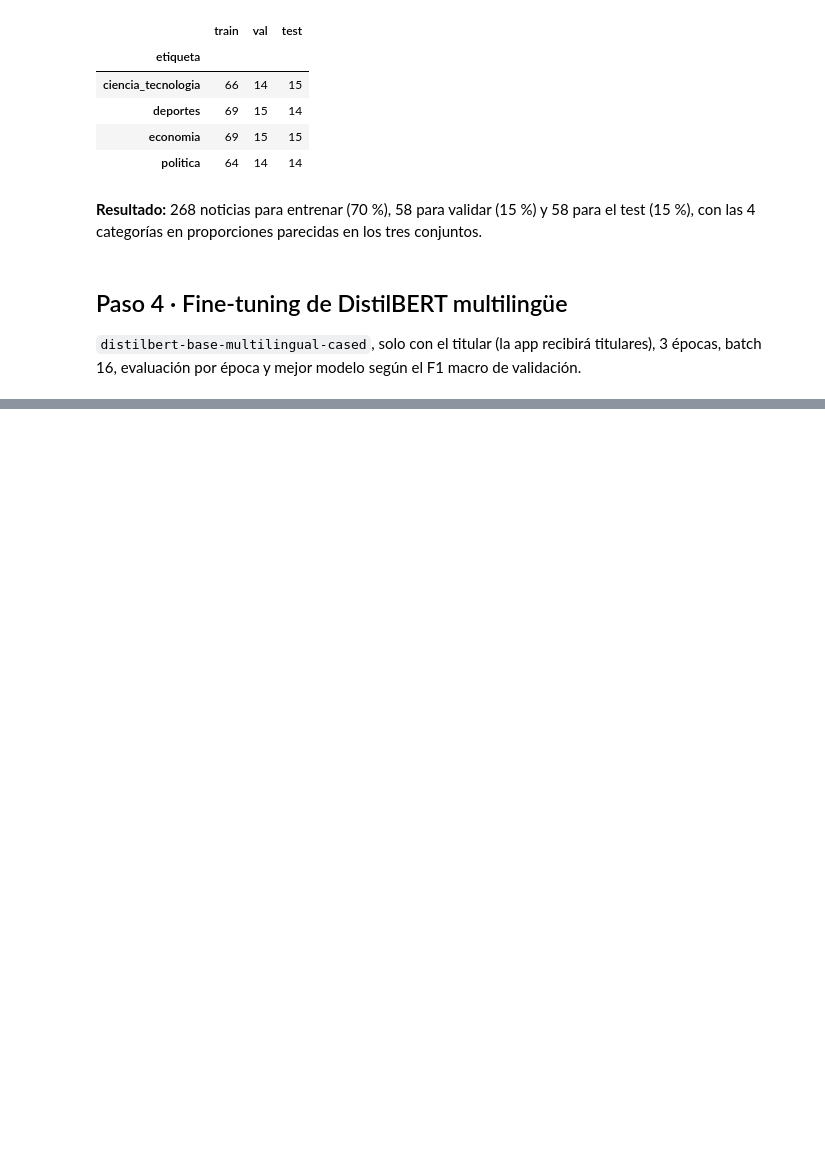
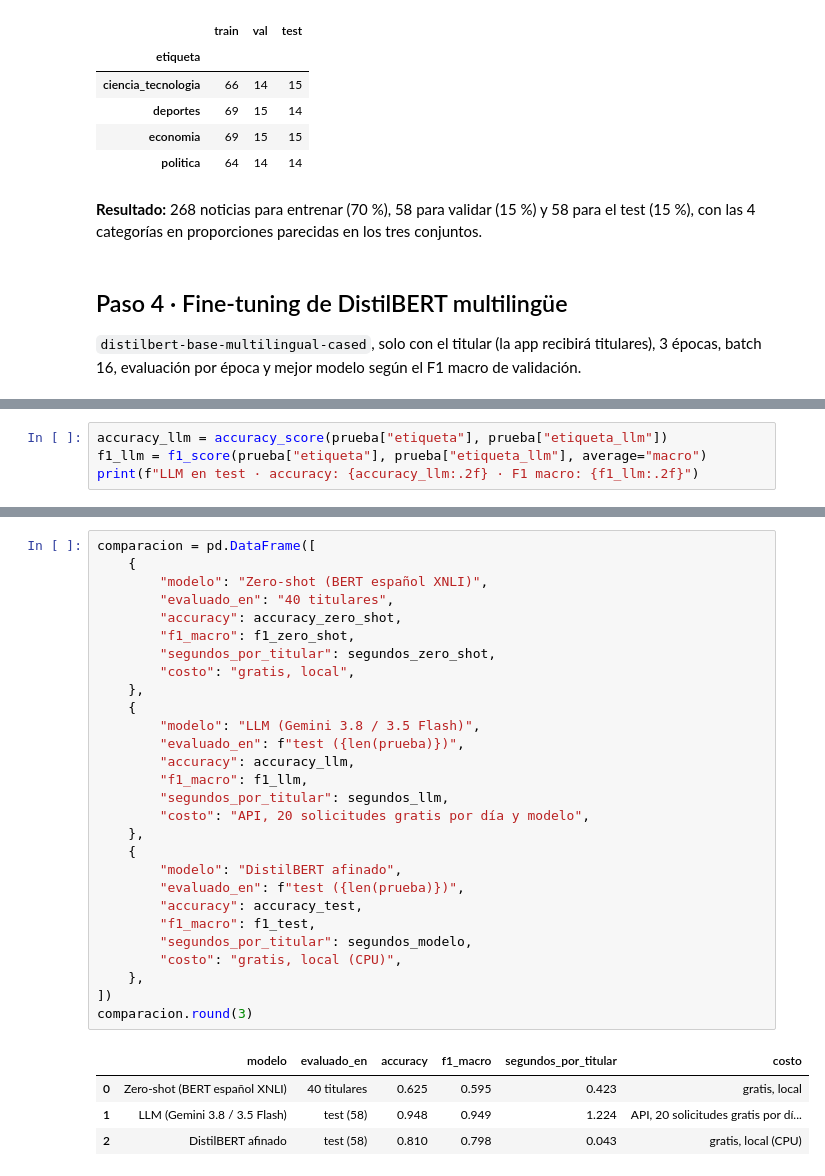
Before and after one commit to NoeliaLRuiz/Python_intermedio_2026, a Jupyter notebook: tarea_1/02_clasificacion.ipynb, the cells around one changed output, grey strips where cells are left out. Saved outputs shown, nothing was run; the diff lists cells and outputs as text; blank space fills up the shorter version.

```diff
--- a/tarea_1/02_clasificacion.ipynb
+++ b/tarea_1/02_clasificacion.ipynb
@@ -438,0 +489,4 @@ historial[historial["eval_f1_macro"].notna()][["epoch", "eval_loss", "eval_f1_ma
+# %%
+accuracy_llm = accuracy_score(prueba["etiqueta"], prueba["etiqueta_llm"])
+f1_llm = f1_score(prueba["etiqueta"], prueba["etiqueta_llm"], average="macro")
+print(f"LLM en test · accuracy: {accuracy_llm:.2f} · F1 macro: {f1_llm:.2f}")
@@ -438,0 +498,33 @@ historial[historial["eval_f1_macro"].notna()][["epoch", "eval_loss", "eval_f1_ma
+# %%
+comparacion = pd.DataFrame([
+    {
+        "modelo": "Zero-shot (BERT español XNLI)",
+        "evaluado_en": "40 titulares",
+        "accuracy": accuracy_zero_shot,
+        "f1_macro": f1_zero_shot,
+        "segundos_por_titular": segundos_zero_shot,
+        "costo": "gratis, local",
+    },
+    {
+        "modelo": "LLM (Gemini 3.8 / 3.5 Flash)",
+        "evaluado_en": f"test ({len(prueba)})",
+        "accuracy": accuracy_llm,
+        "f1_macro": f1_llm,
+        "segundos_por_titular": segundos_llm,
+        "costo": "API, 20 solicitudes gratis por día y modelo",
+    },
+    {
+        "modelo": "DistilBERT afinado",
+        "evaluado_en": f"test ({len(prueba)})",
+        "accuracy": accuracy_test,
+        "f1_macro": f1_test,
+        "segundos_por_titular": segundos_modelo,
+        "costo": "gratis, local (CPU)",
+    },
+])
+comparacion.round(3)
+# %% [output]
+|  | modelo | evaluado_en | accuracy | f1_macro | segundos_por_titular | costo |
+| 0 | Zero-shot (BERT español XNLI) | 40 titulares | 0.625 | 0.595 | 0.423 | gratis, local |
+| 1 | LLM (Gemini 3.8 / 3.5 Flash) | test (58) | 0.948 | 0.949 | 1.224 | API, 20 solicitudes gratis por dí... |
+| 2 | DistilBERT afinado | test (58) | 0.810 | 0.798 | 0.043 | gratis, local (CPU) |
```
Also changed, not shown: parts of 20 cells of this notebook, 1 other file.
